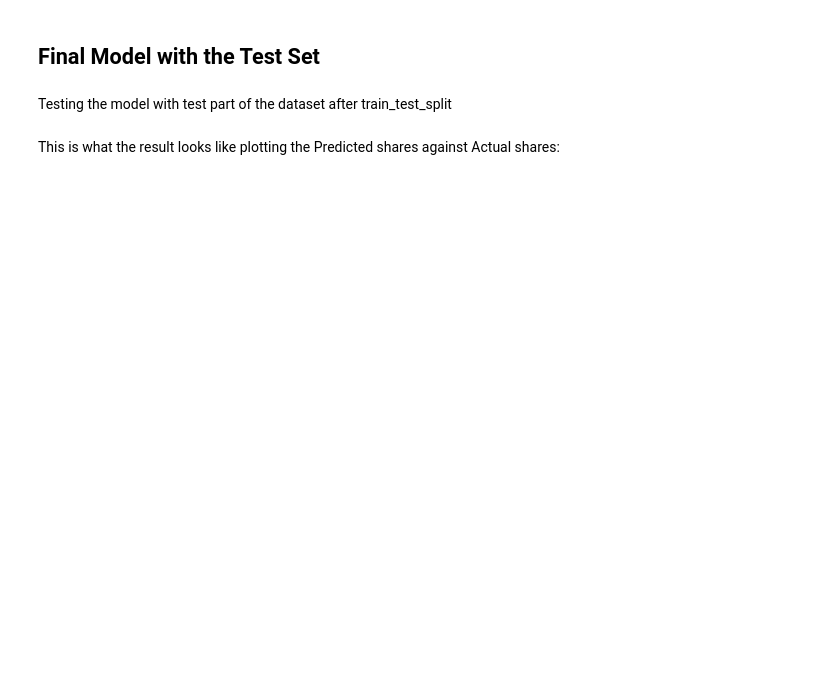
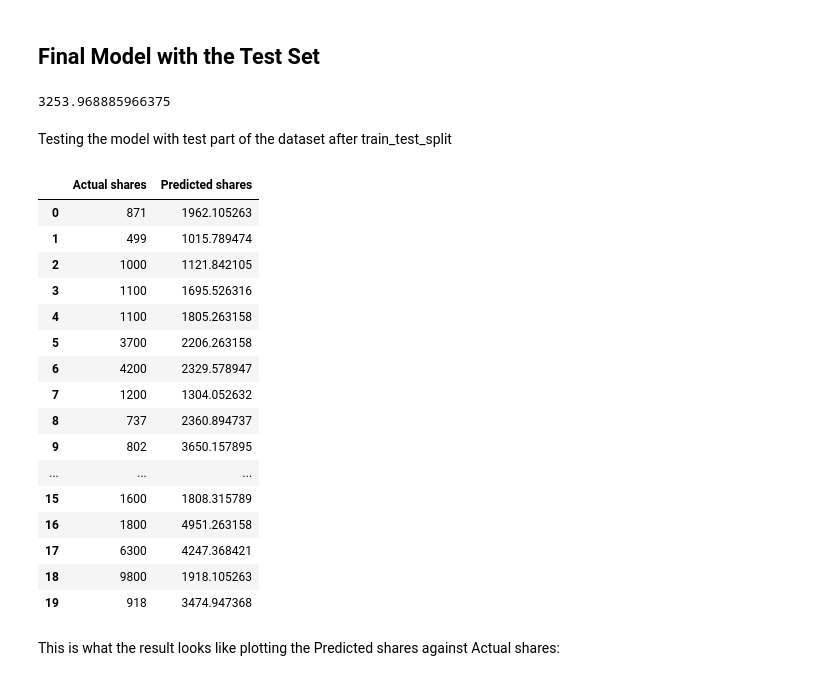
Before and after one commit to AnshMittal1811/NewsViralIndexPrediction, a Jupyter notebook: Likelihood_News_Virality.ipynb, the cells around one changed output. Cells and saved outputs as stored; diff of their text form; code cells hidden in the pictures; blank space fills up the shorter version.

```diff
--- a/Likelihood_News_Virality.ipynb
+++ b/Likelihood_News_Virality.ipynb
@@ -994,13 +1074,15 @@ ax = sns.barplot( y='index', x= 0, data=df_nn.sort_values([0], ascending=[False]
 # %% [markdown]
 ## Final Model with the Test Set
 # %%
-final_model = grid_search.best_estimator_
+final_model1 = rnd_search.best_estimator_
 
-final_predictions = final_model.predict(X_test_set)
+final_predictions1 = final_model1.predict(X_test_set)
 
-final_mse = mean_squared_error(y_test_set, final_predictions)
+final_mse1 = mean_squared_error(y_test_set, final_predictions1)
 final_rmse = np.sqrt(final_mse)
 final_rmse
+# %% [output]
+3253.968885966375
 # %% [markdown]
 Testing the model with test part of the dataset after train_test_split
 # %%
@@ -1015,10 +1097,28 @@ final_data = [Predicted_shares, Actual_shares]
 # %%
 sorted(zip(Predicted_shares, Actual_shares), reverse=True);
 # %%
-df_shares = pd.DataFrame(Predicted_shares, Actual_shares)
+df_shares = pd.DataFrame(Predicted_shares1, Actual_shares)
 df_shares.reset_index(level=0, inplace=True)
 df_shares_AvsP = df_shares.rename(index=str, columns={"index": "Actual shares", 0: "Predicted shares"})
 df_shares_AvsP.head(20)
+# %% [output]
+|  | Actual shares | Predicted shares |
+| 0 | 871 | 1962.105263 |
+| 1 | 499 | 1015.789474 |
+| 2 | 1000 | 1121.842105 |
+| 3 | 1100 | 1695.526316 |
+| 4 | 1100 | 1805.263158 |
+| 5 | 3700 | 2206.263158 |
+| 6 | 4200 | 2329.578947 |
+| 7 | 1200 | 1304.052632 |
+| 8 | 737 | 2360.894737 |
+| 9 | 802 | 3650.157895 |
+| ... | ... | ... |
+| 15 | 1600 | 1808.315789 |
+| 16 | 1800 | 4951.263158 |
+| 17 | 6300 | 4247.368421 |
+| 18 | 9800 | 1918.105263 |
+| 19 | 918 | 3474.947368 |
 # %% [markdown]
 This is what the result looks like plotting the Predicted shares against Actual shares:
 # %%
```
Also changed, not shown: parts of 18 cells of this notebook.
